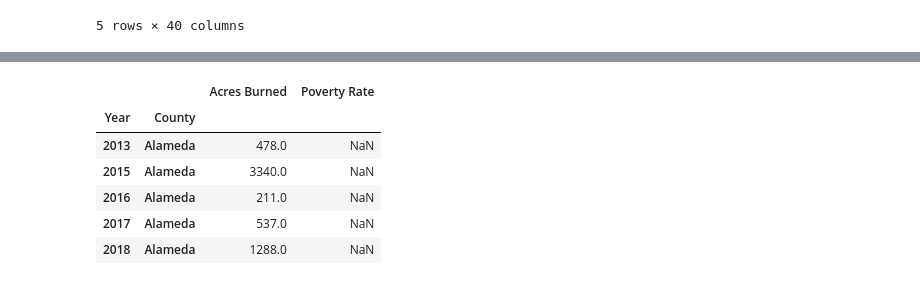
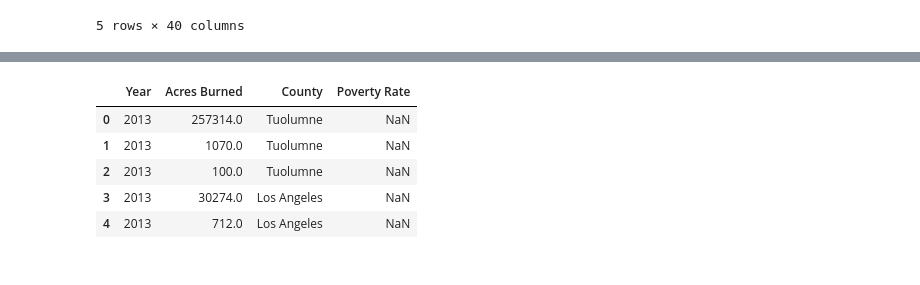
Before and after one commit to KeSavanh/Project_1, a Jupyter notebook: wildfire_analysis/WildFireAnalysis.ipynb, the cells around one changed output, grey strips where cells are left out. Drawn from its saved outputs; the diff is of its cells as text; code cells hidden in the pictures.

```diff
--- a/wildfire_analysis/WildFireAnalysis.ipynb
+++ b/wildfire_analysis/WildFireAnalysis.ipynb
@@ -34,8 +33,0 @@ wildfire_df.head()
-# %%
-wildfire_df.to_csv('../data_files/wildfire_final.csv', index = False)
-
-final_wildfire_data = "../data_files/wildfire_final.csv"
-
-final_fire_data = pd.read_csv(final_wildfire_data)
-
-final_fire_data.head()
@@ -51,16 +36,13 @@ final_fire_data.head()
 
 fireyear = final_fire_data['ArchiveYear']
 acres = final_fire_data['AcresBurned']
-lat = final_fire_data['Latitude']
-lng = final_fire_data['Longitude']
 county = final_fire_data['Counties']
-countyid = final_fire_data['CountyIds']
 
-fire_df = pd.DataFrame({
+wildfire_df = pd.DataFrame({
     'Year' : fireyear,
-    'Acres Burned' : acres,
     'County' : county,
+    'Acres Burned' : acres
 })
 
-fire_df.head()
+wildfire_df
 # %% [output]
@@ -72,0 +62,13 @@ fire_df.head()
+# %%
+x = wildfire_df['Year']
+y = wildfire_df['Acres Burned']
+
+plt.figure(figsize = (5, 10))
+plt.title("Size of Fires in California (2013 - 2019)")
+plt.xlabel("Year")
+plt.ylabel('Acres')
+
+fire_plot = plt.scatter(x, y, marker = 'o', color = 'darkred', edgecolors = 'black', s = 30)
+
+plt.savefig('../data_files/fire_sizes.png')
+plt.show()
@@ -92,6 +113,6 @@ fire_filtered
 333 rows × 1 columns
 # %%
-census_csv = '../data_files/drought_census_2010_2019.csv'
+census_csv = '../data_files/drought_census_2013_2019.csv'
 
 census_data = pd.read_csv(census_csv)
 
@@ -158,16 +201,13 @@ census_filtered.head()
 # %%
 # Merge two data frames
 
-merged_df = pd.merge(fire_filtered, census_filtered, how = 'outer', on = ['Year', 'County'])
-# merged_df = merged_df.loc[merged_df['Year']>2012]
-# merged_df = merged_df.loc[merged_df['Year']<2020]
+merged_df = pd.merge(fire_df, census_df, how = 'outer', on = ['Year', 'County'])
 merged_df.dropna()
 merged_df.head()
 # %% [output]
-|  |  | Acres Burned | Poverty Rate |
-| Year | County |  |  |
-| 2013 | Alameda | 478.0 | NaN |
-| 2015 | Alameda | 3340.0 | NaN |
-| 2016 | Alameda | 211.0 | NaN |
-| 2017 | Alameda | 537.0 | NaN |
-| 2018 | Alameda | 1288.0 | NaN |
+|  | Year | Acres Burned | County | Poverty Rate |
+| 0 | 2013 | 257314.0 | Tuolumne | NaN |
+| 1 | 2013 | 1070.0 | Tuolumne | NaN |
+| 2 | 2013 | 100.0 | Tuolumne | NaN |
+| 3 | 2013 | 30274.0 | Los Angeles | NaN |
+| 4 | 2013 | 712.0 | Los Angeles | NaN |
```
Also changed, not shown: parts of 22 cells of this notebook, 9 other files.
